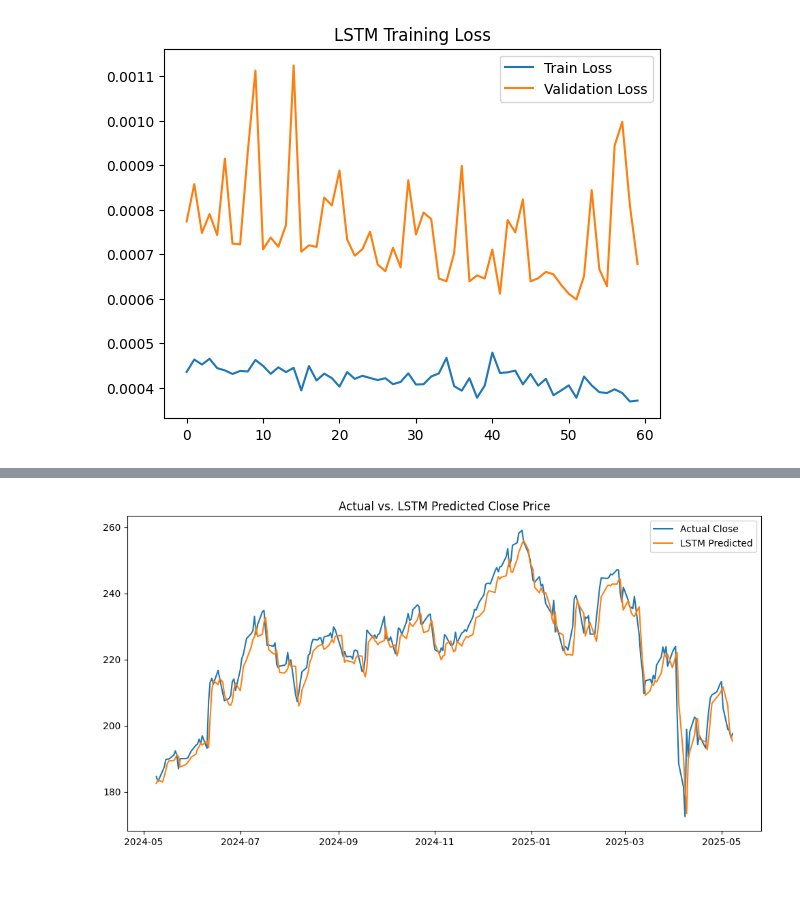
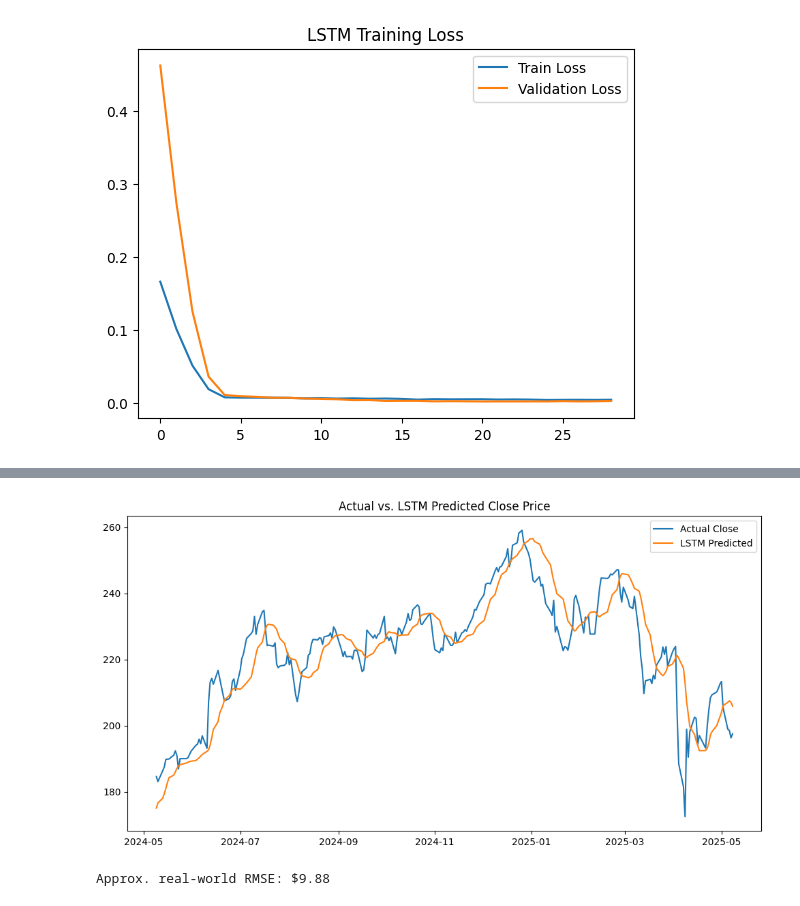
Before and after one commit to Sachin-Timilsina/Stock-Market-Prediction, a Jupyter notebook: smp_training_LSTM.ipynb, the cells around one changed output, grey strips where cells are left out. Drawn from its saved outputs; the diff is of its cells as text; code cells hidden in the pictures.

Commit message:
early stop, time series cv, final model and evaluation

```diff
--- a/smp_training_LSTM.ipynb
+++ b/smp_training_LSTM.ipynb
@@ -67,9 +32,0 @@ _________________________________________________________________
-# %%
-# Train
-history = model.fit(
-    X_train, y_train,
-    epochs=60,
-    batch_size=32,
-    validation_data=(X_test, y_test),
-    verbose=2
-)
@@ -93,0 +33,22 @@ Epoch 60/60
+# %%
+from tensorflow.keras.callbacks import EarlyStopping
+from tensorflow.keras.models import Sequential
+from tensorflow.keras.layers import LSTM, Dense, Dropout
+from tensorflow.keras.optimizers import Adam
+
+# Define a model with high dropout and small LR
+def build_model(dropout=0.5, lr=5e-4):
+    model = Sequential(
+        [
+            LSTM(50, input_shape=(WINDOW, 1), return_sequences=False),
+            Dropout(dropout),
+            Dense(1),
+        ]
+    )
+
+    model.compile(
+        optimizer=Adam(learning_rate=lr),
+        loss='mean_squared_error',
+    )
+
+    return model
@@ -93,0 +96,11 @@ Epoch 60/60
+# %%
+final_model = build_model(dropout=0.3, lr=1e-4)
+final_model.fit(
+    X_train, y_train,
+    epochs=100,
+    batch_size=32,
+    callbacks=[early_stop],
+    validation_data=(X_test, y_test),
+    shuffle=False,
+    verbose=2
+)
@@ -94,29 +126,29 @@ Epoch 60/60
 # %%
 # Evaluate
 
 # Plot train vs val loss
 plt.plot(history.history['loss'], label='Train Loss')
 plt.plot(history.history['val_loss'], label='Validation Loss')
 plt.legend()
 plt.title("LSTM Training Loss")
 plt.show()
 
 # Predict & invert scale
-y_pred_scaled = model.predict(X_test)
+y_pred_scaled = final_model.predict(X_test)
 # If y_pred_scaled has shape (num_samples, window, 1), take only the last time step
 if y_pred_scaled.ndim == 3:
 	y_pred_scaled = y_pred_scaled[:, -1, 0]
 elif y_pred_scaled.ndim == 2:
 	y_pred_scaled = y_pred_scaled[:, -1]
 y_pred = scaler.inverse_transform(y_pred_scaled.reshape(-1,1)).flatten()
 y_true = scaler.inverse_transform(y_test.reshape(-1,1)).flatten()
 
 # Plot actual vs. predicted
 plt.figure(figsize=(12,6))
 plt.plot(df.index[-len(y_test):], y_true, label='Actual Close')
 plt.plot(df.index[-len(y_test):], y_pred, label='LSTM Predicted')
 plt.legend()
 plt.title("Actual vs. LSTM Predicted Close Price")
 plt.show()
 # %% [output]
-[figure, old version]
+[figure, new version]
@@ -124 +156,11 @@ plt.show()
-[figure, old version]
+[figure, new version]
+# %%
+import numpy as np
+# final val_loss is history.history['val_loss'][-1]
+scaled_mse = history.history['val_loss'][-1]
+scaled_rmse = np.sqrt(scaled_mse)
+# if you used MinMaxScaler or similar, invert:
+real_rmse = scaled_rmse * (df['close'].max() - df['close'].min())
+print(f"Approx. real‐world RMSE: ${real_rmse:.2f}")
+# %% [output]
+Approx. real‐world RMSE: $9.88
```
Also changed, not shown: parts of 5 cells of this notebook, 2 other files.
